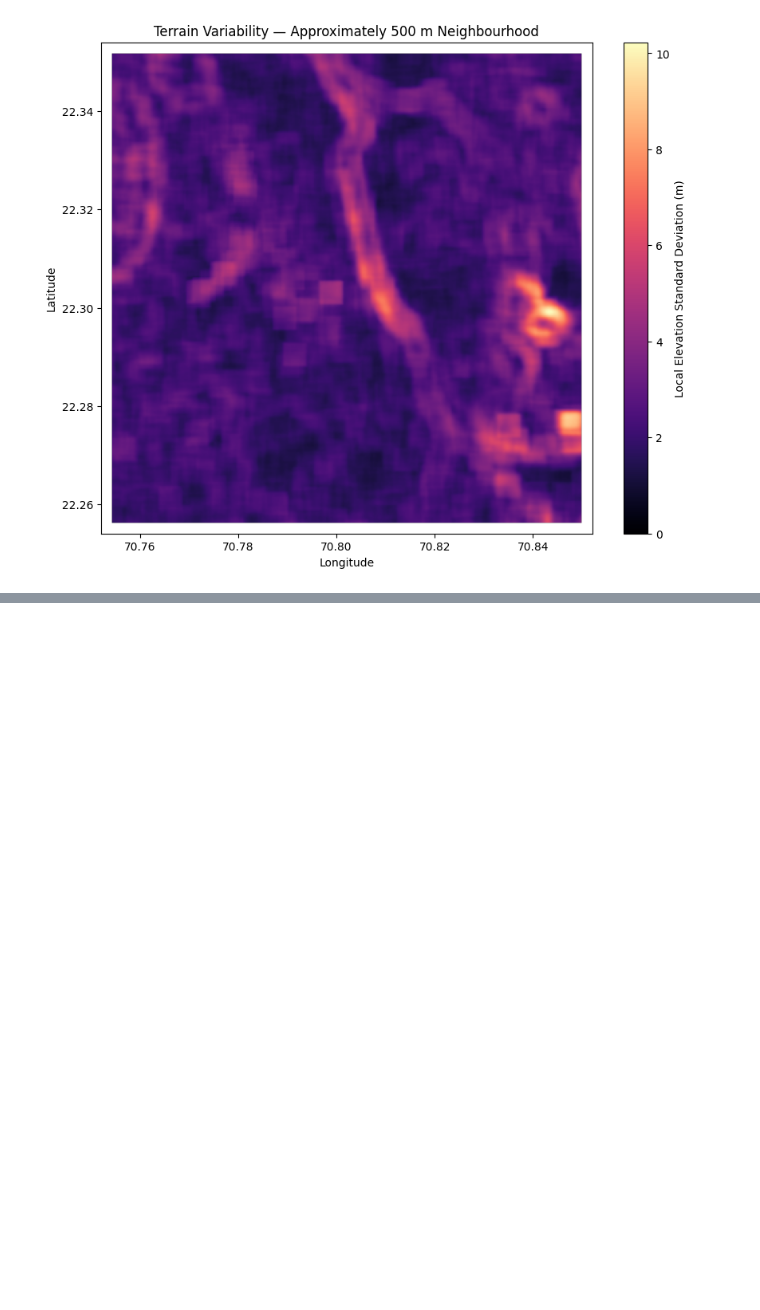
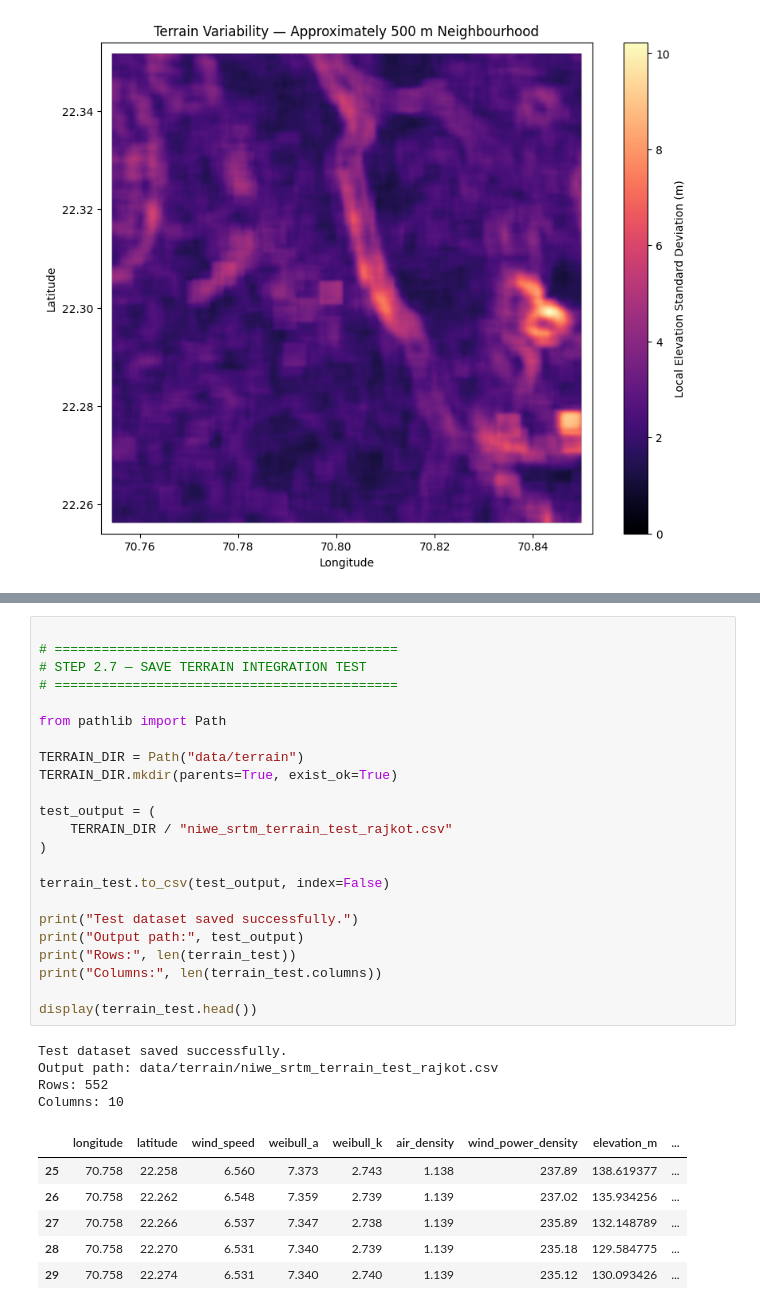
Before and after one commit to nexus9601/Wind_Energy_ML, a Jupyter notebook: notebooks/03_terrain_feature_integration.ipynb, the cells around one changed output, grey strips where cells are left out. Saved outputs shown, nothing was run; the diff lists cells and outputs as text; blank space fills up the shorter version.

```diff
--- a/notebooks/03_terrain_feature_integration.ipynb
+++ b/notebooks/03_terrain_feature_integration.ipynb
@@ -384,0 +581,34 @@ FileNotFoundError: NIWE CSV not found: data/raw/150m_Map_Data_A_to_G.csv. Update
+# %%
+
+# ============================================
+# STEP 2.7 — SAVE TERRAIN INTEGRATION TEST
+# ============================================
+
+from pathlib import Path
+
+TERRAIN_DIR = Path("data/terrain")
+TERRAIN_DIR.mkdir(parents=True, exist_ok=True)
+
+test_output = (
+    TERRAIN_DIR / "niwe_srtm_terrain_test_rajkot.csv"
+)
+
+terrain_test.to_csv(test_output, index=False)
+
+print("Test dataset saved successfully.")
+print("Output path:", test_output)
+print("Rows:", len(terrain_test))
+print("Columns:", len(terrain_test.columns))
+
+display(terrain_test.head())
+# %% [output]
+Test dataset saved successfully.
+Output path: data/terrain/niwe_srtm_terrain_test_rajkot.csv
+Rows: 552
+Columns: 10
+|  | longitude | latitude | wind_speed | weibull_a | weibull_k | air_density | wind_power_density | elevation_m | ... |
+| 25 | 70.758 | 22.258 | 6.560 | 7.373 | 2.743 | 1.138 | 237.89 | 138.619377 | ... |
+| 26 | 70.758 | 22.262 | 6.548 | 7.359 | 2.739 | 1.139 | 237.02 | 135.934256 | ... |
+| 27 | 70.758 | 22.266 | 6.537 | 7.347 | 2.738 | 1.139 | 235.89 | 132.148789 | ... |
+| 28 | 70.758 | 22.270 | 6.531 | 7.340 | 2.739 | 1.139 | 235.18 | 129.584775 | ... |
+| 29 | 70.758 | 22.274 | 6.531 | 7.340 | 2.740 | 1.139 | 235.12 | 130.093426 | ... |
```
Also changed, not shown: parts of 9 cells of this notebook, 1 other file.
